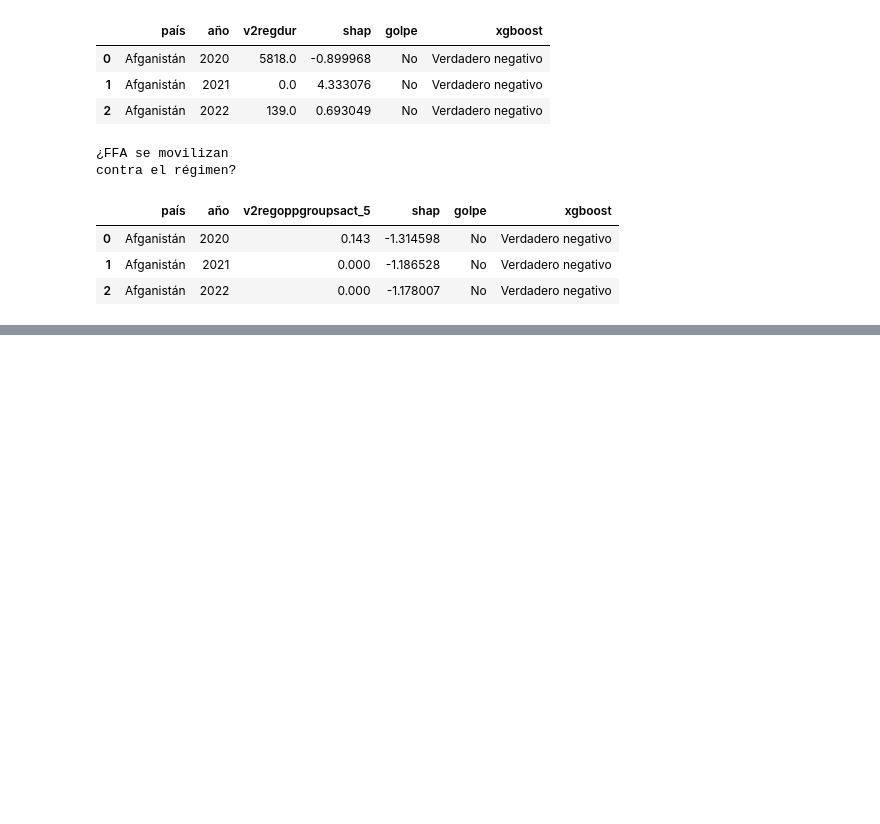
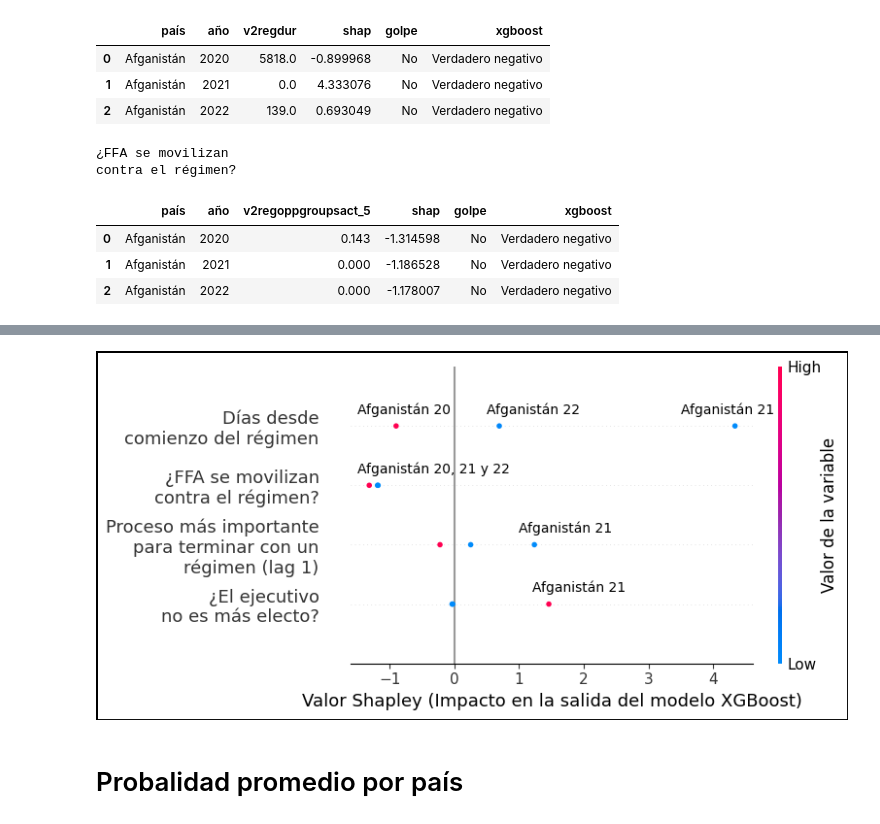
Before and after one commit to josesg998/esp_data_mining, a Jupyter notebook: corrida_final/analisis_final.ipynb, the cells around one changed output, grey strips where cells are left out. Saved outputs shown, nothing was run; the diff lists cells and outputs as text; code cells hidden in the pictures; blank space fills up the shorter version.

```diff
--- a/corrida_final/analisis_final.ipynb
+++ b/corrida_final/analisis_final.ipynb
@@ -696,0 +785,17 @@ contra el régimen?
+# %%
+annot_rf_afg = [
+    {'text': 'Afganistán 20', 'xy': (-1.5, 3.2), 'xytext' : (-1.5, 3.2)},
+    {'text': 'Afganistán 21', 'xy': (3.5, 3.2), 'xytext': (3.5, 3.2)},
+    {'text': 'Afganistán 22', 'xy': (0.5, 3.2), 'xytext': (0.5, 3.2)},
+    {'text': 'Afganistán 20, 21 y 22', 'xy': (-1.5, 2.2), 'xytext': (-1.5, 2.2)},
+    {'text': 'Afganistán 21', 'xy': (1, 1.2), 'xytext': (1, 1.2)},
+    {'text': 'Afganistán 21', 'xy': (1.2, .2), 'xytext': (1.2, .2)},
+
+
+]
+f = shapley_violin_plot(xgb,X_test[(X_test['year']<2023)&(X_test['country_id']==get_key('Afganistán'))],country=True,annotations=annot_rf_afg);
+plt.savefig('../entregas/imagenes/14_shapley_values_xgb_afganistan.png',bbox_inches='tight',dpi=300)
+# %% [output]
+[figure, added]
+# %% [markdown]
+# Probalidad promedio por país
```
Also changed, not shown: parts of 31 cells of this notebook, 14 other files.
